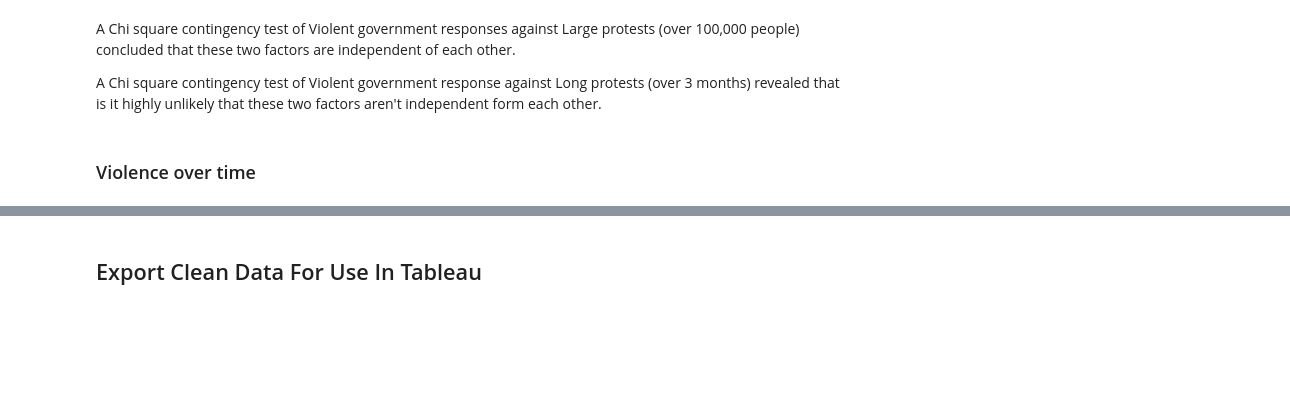
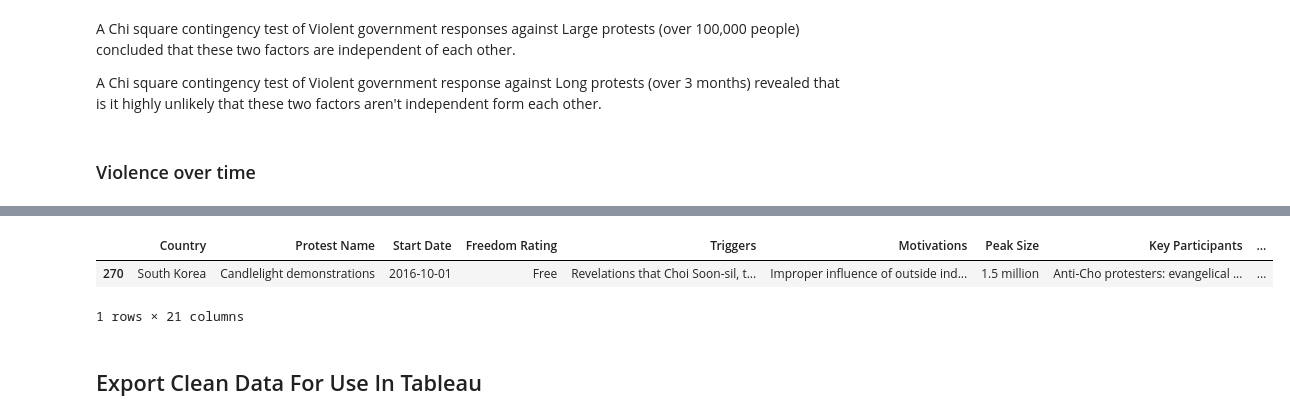
Before and after one commit to QuantumDilemma/Global-protests-since-2017, a Jupyter notebook: World protests since 2017.ipynb, the cells around one changed output, grey strips where cells are left out. Saved outputs shown, nothing was run; the diff lists cells and outputs as text; code cells hidden in the pictures; blank space fills up the shorter version.

```diff
--- a/World protests since 2017.ipynb
+++ b/World protests since 2017.ipynb
@@ -676,3 +697,9 @@ plt.show()
+# %%
+df[df["Start Date"] == "2016-10-01"]
+# %% [output]
+|  | Country | Protest Name | Start Date | Freedom Rating | Triggers | Motivations | Peak Size | Key Participants | ... |
+| 270 | South Korea | Candlelight demonstrations | 2016-10-01 | Free | Revelations that Choi Soon-sil, t... | Improper influence of outside ind... | 1.5 million | Anti-Cho protesters: evangelical ... | ... |
+1 rows × 21 columns
 # %% [markdown]
 ## Export Clean Data For Use In Tableau
 # %%
```
Also changed, not shown: parts of 37 cells of this notebook.
